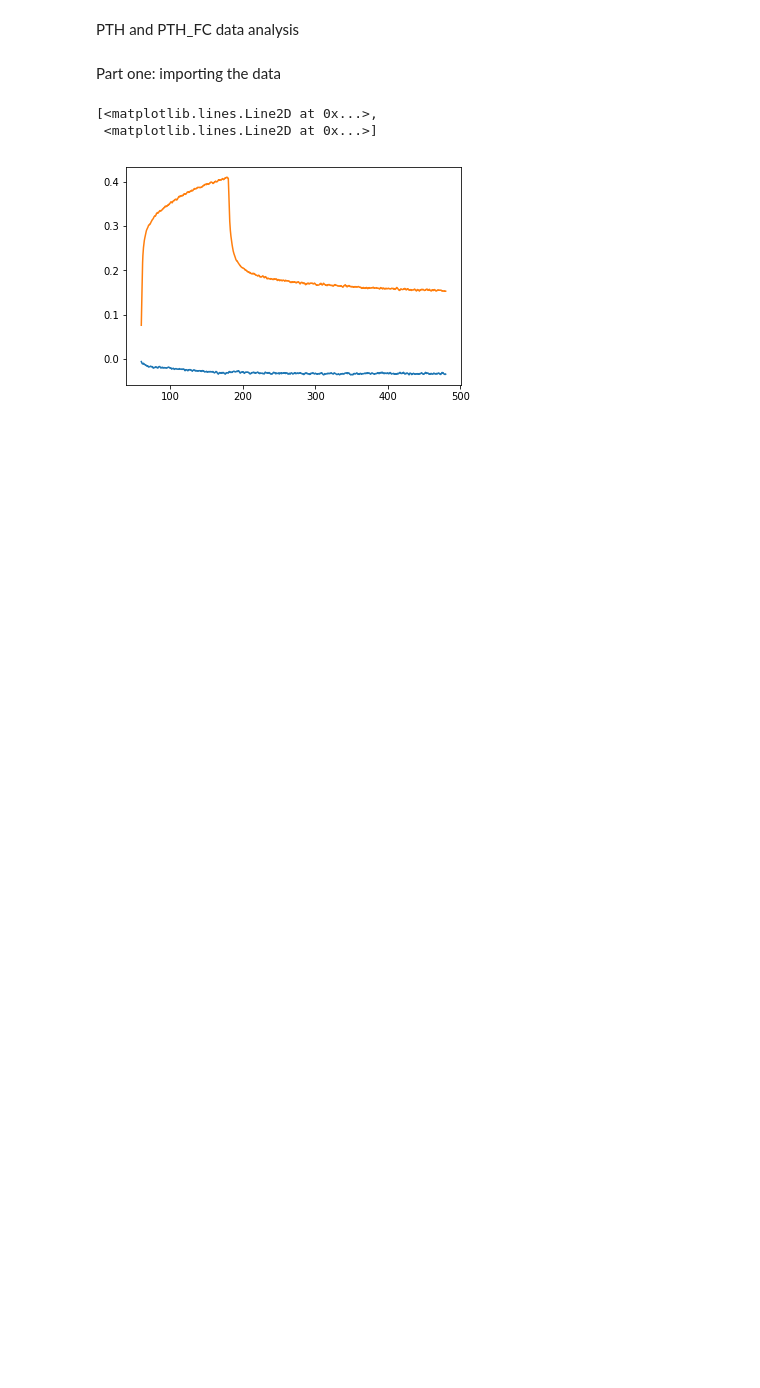
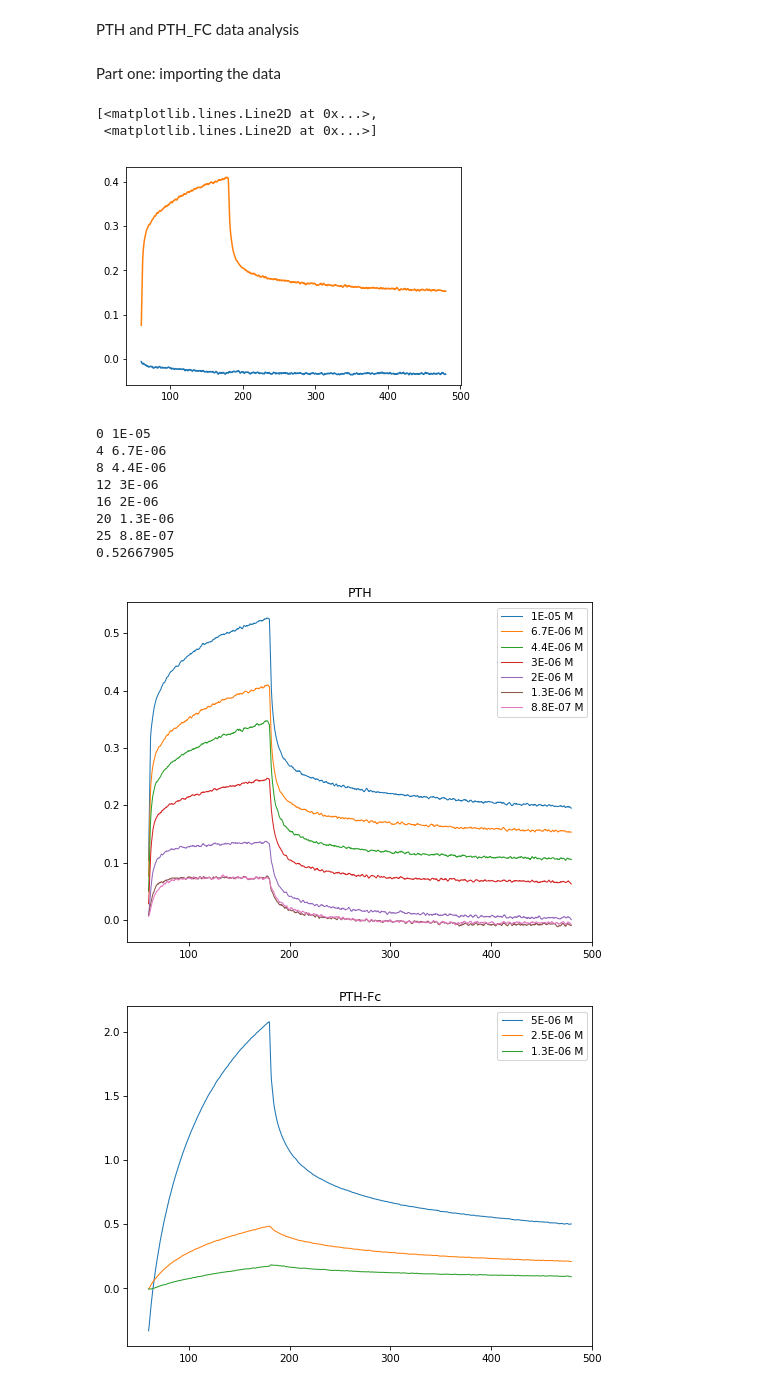
Before and after one commit to DexterAntonio/pthBLI, a Jupyter notebook: processingData.ipynb, the cells around one changed output. Cells and saved outputs as stored; diff of their text form; code cells hidden in the pictures; blank space fills up the shorter version.

```diff
--- a/processingData.ipynb
+++ b/processingData.ipynb
@@ -13,7 +13,7 @@ class Run:
     def __init__(self,name="",protein="",concentration=0,model="oneToone",t=[],r=[]):
         self.name = name
         self.protein = protein
-        self.concentrration = concentration
+        self.concentration = concentration
         self.model = model
         self.t = t
         self.r = r
@@ -62,12 +64,3 @@ plt.plot(tmpRun.t,tmpRun.r,t_array[3],r_array[4],'-')
 [<matplotlib.lines.Line2D at 0x...>,
  <matplotlib.lines.Line2D at 0x...>]
 [figure]
-# %%
-for run in run_array:
-    if(run.protein == "PTH-Fc" and np.max(run.r)>0.1):
-        plt.figure(1)
-        conc = run.concentrration
-        plt.plot(run.t,run.r,'-',label=str(conc) + "M")
-        print()
-plt.figure(1)
-plt.legend()
@@ -102,0 +67,39 @@ plt.show()
+# %%
+k=0
+for run in run_array:
+    if(run.protein == "PTH-Fc" and np.max(run.r)>0.07):
+        plt.figure(1,figsize=(8, 6), dpi=75, facecolor='w', edgecolor='k')
+        conc = run.concentration
+        plt.plot(run.t,run.r,'-',linewidth=1,label=str(conc) + " M")
+        plt.legend()
+        plt.title("PTH-Fc")
+    if(run.protein=="PTH" and np.max(run.r)>0.07):
+        plt.figure(2,figsize=(8, 6), dpi=75, facecolor='w', edgecolor='k')
+        conc = run.concentration
+        plt.plot(run.t,run.r,'-',linewidth=1,label=str(conc) + " M")
+        plt.legend()
+        plt.title("PTH")
+        print(k,conc)
+    k=k+1
+
+#plt.figure(1)
+i = np.max(run_array[0].r)
+print(i)
+
+max_value = max(run_array[0].r)
+max_index = run_array[0].r.index(max_value)
+max_time = run_array[0].t[max_index]
+tmax = max_time
+
+#print(i,j)
+# %% [output]
+0 1E-05
+4 6.7E-06
+8 4.4E-06
+12 3E-06
+16 2E-06
+20 1.3E-06
+25 8.8E-07
+0.52667905
+[figure, added]
+[figure, added]
```
Also changed, not shown: parts of 7 cells of this notebook.
